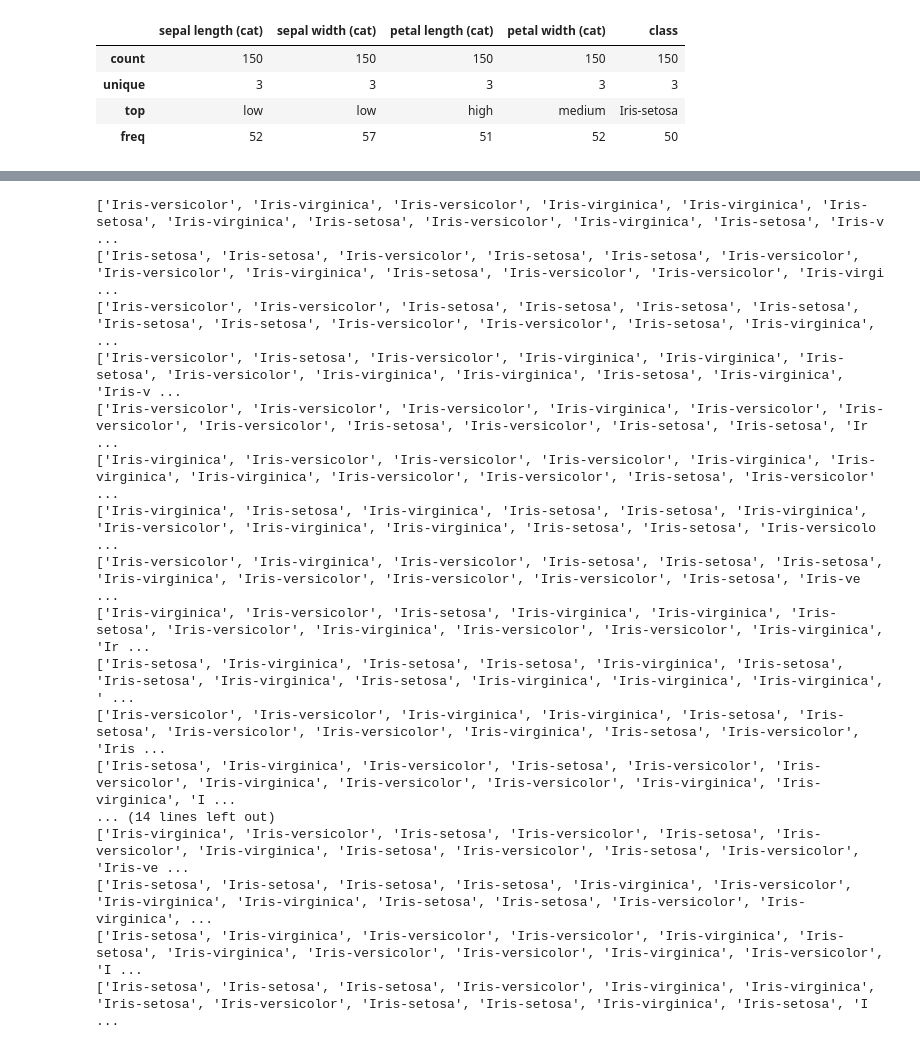
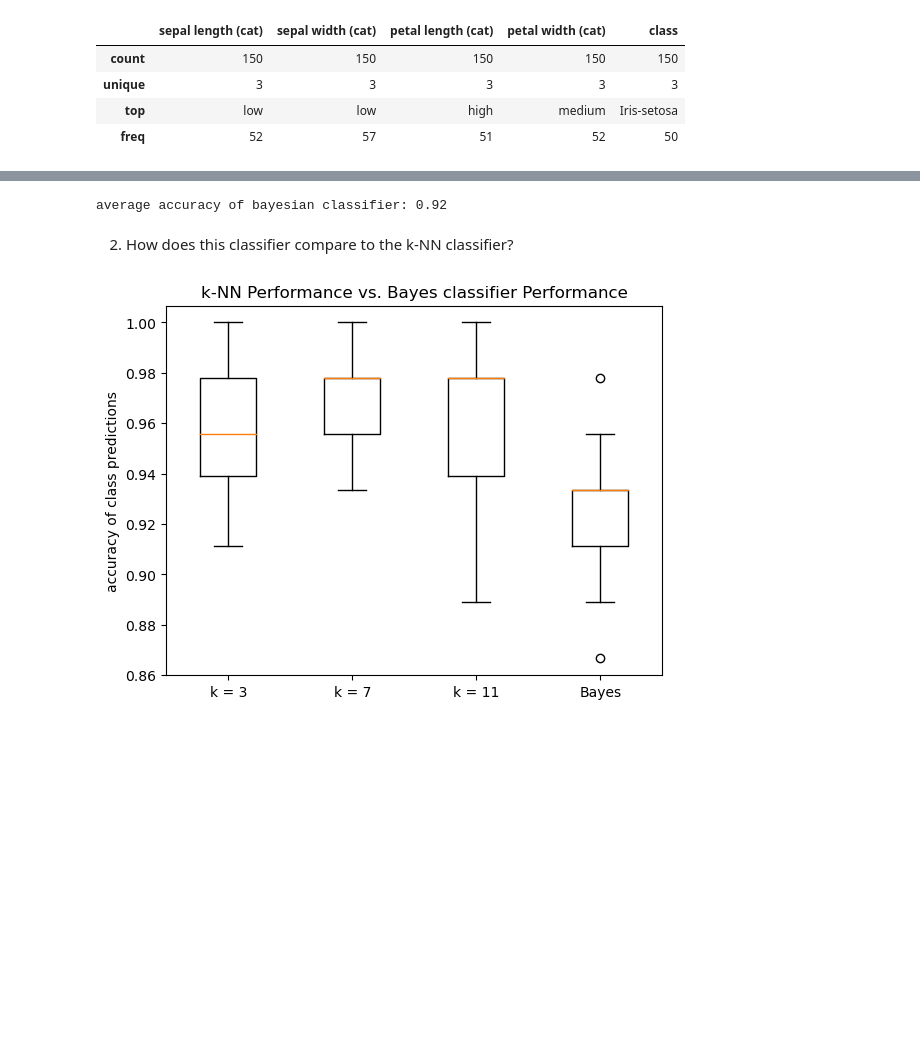
Before and after one commit to jelenameyer/IntroToMachineLearning, a Jupyter notebook: assignments/a2supervised.ipynb, the cells around one changed output, grey strips where cells are left out. Saved outputs shown, nothing was run; the diff lists cells and outputs as text; code cells hidden in the pictures; blank space fills up the shorter version.

Commit message:
first round compeletely done a2

```diff
--- a/assignments/a2supervised.ipynb
+++ b/assignments/a2supervised.ipynb
@@ -1134,6 +1134,7 @@ Iris-setosa                           1                        0
 # %%
 # split data randomly 30 times, than classify, get average performance
 
+allAccuracies = []
 for i in range(30):
      # get random data splits and preprocess
     y = dataCategorical.loc[:, dataCategorical.columns != 'class']
@@ -1148,52 +1149,39 @@ for i in range(30):
     y_test = testData.loc[:, dataCategorical.columns != 'class']
     X_test = testData.loc[:,'class']
 
+
+
     predictionsTestData = bayesianClassifier(trainingData, y_test)
 
     position = 0
     totalCorrectPredictions = 0
     for item in predictionsTestData:
-          if item == X_test[position]:
-               totalCorrectPredictions += 1
-          position += 1
-     accuracy = totalCorrectPredictions/position
+        if item == X_test[position]:
+            totalCorrectPredictions += 1
+        position += 1
 
-
-
-
-
-
-
-
-
-    position = 0
-    totalCorrectPredictions = 0
-    for item in allPredictedClasses:
-          if item == X_test[position]:
-               totalCorrectPredictions += 1
-          position += 1
-     accuracy
-     accuracy = totalCorrectPredictions/position
+    accuracy = totalCorrectPredictions/position
     allAccuracies.append(accuracy)
 
-allSingleAccuraciesInList.append(allAccuracies)
 averageAccuracy = sum(allAccuracies)/len(allAccuracies)
-print(f"Average accuracy for k = {k}: {round(averageAccuracy, 2)}")
+print(f"average accuracy of bayesian classifier: {round(averageAccuracy, 2)}")
 # %% [output]
-['Iris-versicolor', 'Iris-virginica', 'Iris-versicolor', 'Iris-virginica', 'Iris-virginica', 'Iris-setosa', 'Iris-virginica', 'Iris-setosa', 'Iris-versicolor', 'Iris-virginica', 'Iris-setosa', 'Iris-v ...
-['Iris-setosa', 'Iris-setosa', 'Iris-versicolor', 'Iris-setosa', 'Iris-setosa', 'Iris-versicolor', 'Iris-versicolor', 'Iris-virginica', 'Iris-setosa', 'Iris-versicolor', 'Iris-versicolor', 'Iris-virgi ...
-['Iris-versicolor', 'Iris-versicolor', 'Iris-setosa', 'Iris-setosa', 'Iris-setosa', 'Iris-setosa', 'Iris-setosa', 'Iris-setosa', 'Iris-versicolor', 'Iris-versicolor', 'Iris-setosa', 'Iris-virginica',  ...
-['Iris-versicolor', 'Iris-setosa', 'Iris-versicolor', 'Iris-virginica', 'Iris-virginica', 'Iris-setosa', 'Iris-versicolor', 'Iris-virginica', 'Iris-virginica', 'Iris-setosa', 'Iris-virginica', 'Iris-v ...
-['Iris-versicolor', 'Iris-versicolor', 'Iris-versicolor', 'Iris-virginica', 'Iris-versicolor', 'Iris-versicolor', 'Iris-versicolor', 'Iris-setosa', 'Iris-versicolor', 'Iris-setosa', 'Iris-setosa', 'Ir ...
-['Iris-virginica', 'Iris-versicolor', 'Iris-versicolor', 'Iris-versicolor', 'Iris-virginica', 'Iris-virginica', 'Iris-virginica', 'Iris-versicolor', 'Iris-versicolor', 'Iris-setosa', 'Iris-versicolor' ...
-['Iris-virginica', 'Iris-setosa', 'Iris-virginica', 'Iris-setosa', 'Iris-setosa', 'Iris-virginica', 'Iris-versicolor', 'Iris-virginica', 'Iris-virginica', 'Iris-setosa', 'Iris-setosa', 'Iris-versicolo ...
-['Iris-versicolor', 'Iris-virginica', 'Iris-versicolor', 'Iris-setosa', 'Iris-setosa', 'Iris-setosa', 'Iris-virginica', 'Iris-versicolor', 'Iris-versicolor', 'Iris-versicolor', 'Iris-setosa', 'Iris-ve ...
-['Iris-virginica', 'Iris-versicolor', 'Iris-setosa', 'Iris-virginica', 'Iris-virginica', 'Iris-setosa', 'Iris-versicolor', 'Iris-virginica', 'Iris-versicolor', 'Iris-versicolor', 'Iris-virginica', 'Ir ...
-['Iris-setosa', 'Iris-virginica', 'Iris-setosa', 'Iris-setosa', 'Iris-virginica', 'Iris-setosa', 'Iris-setosa', 'Iris-virginica', 'Iris-setosa', 'Iris-virginica', 'Iris-virginica', 'Iris-virginica', ' ...
-['Iris-versicolor', 'Iris-versicolor', 'Iris-virginica', 'Iris-virginica', 'Iris-setosa', 'Iris-setosa', 'Iris-versicolor', 'Iris-versicolor', 'Iris-virginica', 'Iris-setosa', 'Iris-versicolor', 'Iris ...
-['Iris-setosa', 'Iris-virginica', 'Iris-versicolor', 'Iris-setosa', 'Iris-versicolor', 'Iris-versicolor', 'Iris-virginica', 'Iris-versicolor', 'Iris-versicolor', 'Iris-virginica', 'Iris-virginica', 'I ...
-... (14 lines left out)
-['Iris-virginica', 'Iris-versicolor', 'Iris-setosa', 'Iris-versicolor', 'Iris-setosa', 'Iris-versicolor', 'Iris-virginica', 'Iris-setosa', 'Iris-versicolor', 'Iris-setosa', 'Iris-versicolor', 'Iris-ve ...
-['Iris-setosa', 'Iris-setosa', 'Iris-setosa', 'Iris-setosa', 'Iris-virginica', 'Iris-versicolor', 'Iris-virginica', 'Iris-virginica', 'Iris-setosa', 'Iris-setosa', 'Iris-versicolor', 'Iris-virginica', ...
-['Iris-setosa', 'Iris-virginica', 'Iris-versicolor', 'Iris-versicolor', 'Iris-virginica', 'Iris-setosa', 'Iris-virginica', 'Iris-versicolor', 'Iris-versicolor', 'Iris-virginica', 'Iris-versicolor', 'I ...
-['Iris-setosa', 'Iris-setosa', 'Iris-setosa', 'Iris-versicolor', 'Iris-virginica', 'Iris-virginica', 'Iris-setosa', 'Iris-versicolor', 'Iris-setosa', 'Iris-setosa', 'Iris-virginica', 'Iris-setosa', 'I ...
+average accuracy of bayesian classifier: 0.92
+# %% [markdown]
+2. How does this classifier compare to the k-NN classifier?
+# %%
+# boxplot visualization
+
+allSingleAccuraciesInList.append(allAccuracies)
+
+# visualize accuracies
+labels = ["k = 3", "k = 7", "k = 11", "Bayes"]
+
+fig, ax = plt.subplots()
+ax.set_ylabel("accuracy of class predictions")
+ax.set_title('k-NN Performance vs. Bayes classifier Performance')
+bplot = ax.boxplot(allSingleAccuraciesInList,
+                   labels = labels)
+plt.show()
+# %% [output]
+[figure, added]
```
Also changed, not shown: parts of 34 cells of this notebook, 1 other file.
